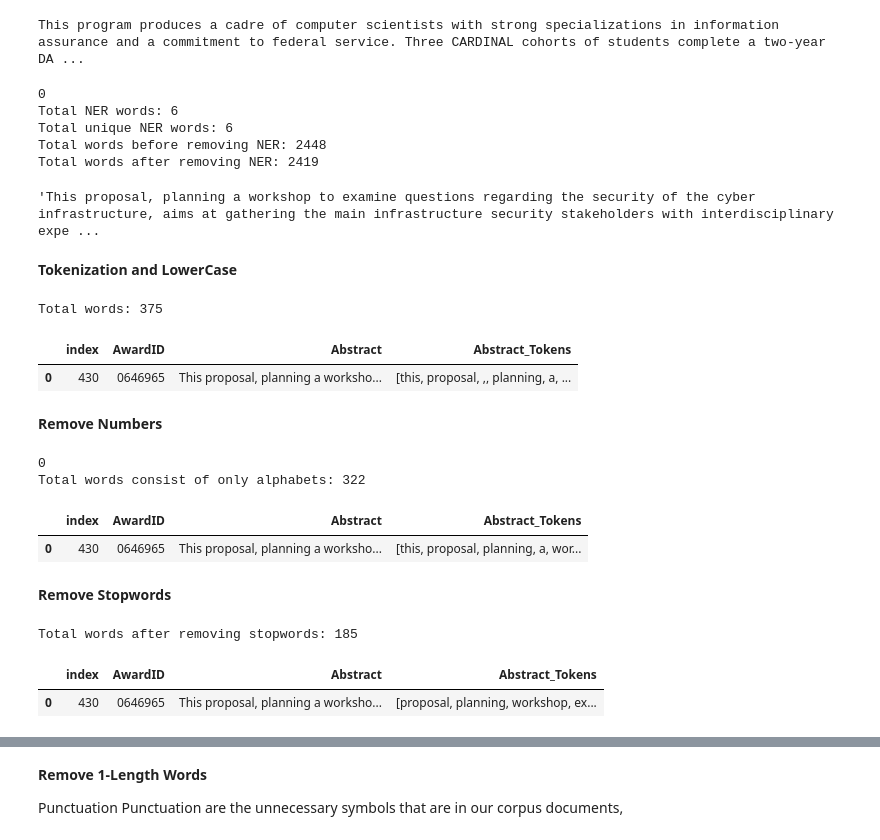
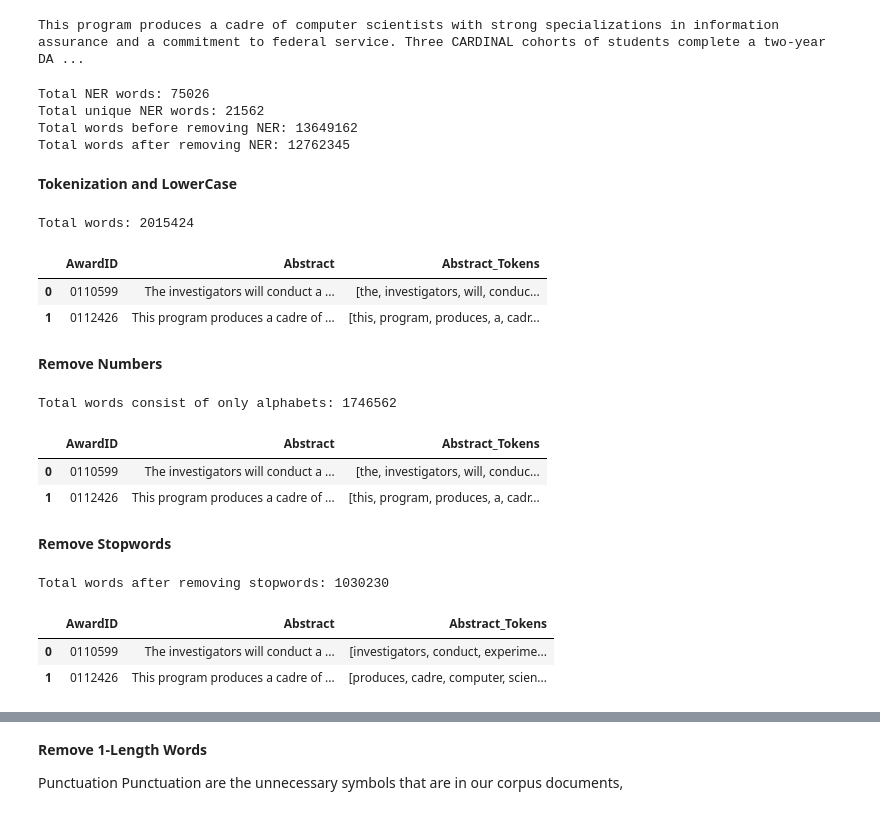
Before and after one commit to msklc/Text-Mining-Approach-to-Analyze-The-Cyber-Security-Related-Articles, a Jupyter notebook: PART-3 Text Mining.ipynb, the cells around one changed output, grey strips where cells are left out. Cells and saved outputs as stored; diff of their text form; code cells hidden in the pictures.

Commit message:
Part-2 cyber related acrticles

```diff
--- a/PART-3 Text Mining.ipynb
+++ b/PART-3 Text Mining.ipynb
@@ -197,7 +197,7 @@ df_FreqDist.head(3)
 ## B-) Clustering and Topic Modeling
 # %%
 #Create a new DataFrame
-df_sum2=df_sum[['AwardID','Abstract']]
+df_sum2=df_sum[['AwardID','AwardTitle','Abstract']]
 df_sum2.head(2)
 # %% [output]
 |  | AwardID | Abstract |
@@ -263,15 +264,10 @@ for NER in NER_list:
     df_sum2['Abstract']=df_sum2['Abstract'].str.replace(NER,' ',regex=False) #Because,some NERs have punctuation
 print('Total words after removing NER: {}'.format(sum(df_sum2['Abstract'].str.len())))
 # %% [output]
-0
-Total NER words: 6
-Total unique NER words: 6
-Total words before removing NER: 2448
-Total words after removing NER: 2419
+Total NER words: 75026
+Total unique NER words: 21562
+Total words before removing NER: 13649162
+Total words after removing NER: 12762345
-# %%
-df_sum2["Abstract"][0]
-# %% [output]
-'This proposal, planning a workshop to examine questions regarding the security of the cyber infrastructure, aims at gathering the main infrastructure security stakeholders with interdisciplinary expe ...
 # %% [markdown]
 __Tokenization and LowerCase__
 # %%
@@ -280,23 +276,24 @@ df_sum2['Abstract_Tokens'] = df_sum2['Abstract'].str.lower().apply(nltk.word_tok
 print('Total words: {}'.format(sum(df_sum2['Abstract_Tokens'].str.len())))
 df_sum2.head(2)
 # %% [output]
-Total words: 375
+Total words: 2015424
-|  | index | AwardID | Abstract | Abstract_Tokens |
-| 0 | 430 | 0646965 | This proposal, planning a worksho... | [this, proposal, ,, planning, a, ... |
+|  | AwardID | Abstract | Abstract_Tokens |
+| 0 | 0110599 | The investigators will conduct a ... | [the, investigators, will, conduc... |
+| 1 | 0112426 | This program produces a cadre of ... | [this, program, produces, a, cadr... |
 # %% [markdown]
 __Remove Numbers__
 # %%
 #remove numbers
 for n in range(df_sum2.shape[0]):
-    print(n)
-    df_sum2['Abstract_Tokens'][n]=[w for w in (abstract for abstract in df_sum2['Abstract_Tokens'][n]) if w.isalpha()]
+    #print(n)
+    df_sum2['Abstract_Tokens'][n]=[w for w in df_sum2['Abstract_Tokens'][n] if w.isalpha()]
 print('Total words consist of only alphabets: {}'.format(sum(df_sum2['Abstract_Tokens'].str.len())))
 df_sum2.head(2)
 # %% [output]
-0
-Total words consist of only alphabets: 322
+Total words consist of only alphabets: 1746562
-|  | index | AwardID | Abstract | Abstract_Tokens |
-| 0 | 430 | 0646965 | This proposal, planning a worksho... | [this, proposal, planning, a, wor... |
+|  | AwardID | Abstract | Abstract_Tokens |
+| 0 | 0110599 | The investigators will conduct a ... | [the, investigators, will, conduc... |
+| 1 | 0112426 | This program produces a cadre of ... | [this, program, produces, a, cadr... |
 # %% [markdown]
 __Remove Stopwords__
 # %%
@@ -304,17 +301,18 @@ __Remove Stopwords__
 stopwords_list=nltk.corpus.stopwords.words('english')
 
 #extend the stopwords list
-stopwords_list.extend(['cannot','many','much','also','well','better','via'])
+stopwords_list.extend(['cannot','many','much','also','well','better','via','able'])
 
 #extend the stopwords list with unneccessary words
-stopwords_list.extend(['abstract','program'])
+stopwords_list.extend(['abstract','program','pi'])
 
 
 for n in range(df_sum2.shape[0]):
-    df_sum2['Abstract_Tokens'][n]=[w for w in (abstract for abstract in df_sum2['Abstract_Tokens'][n]) if w not in stopwords_list]
+    df_sum2['Abstract_Tokens'][n]=[w for w in df_sum2['Abstract_Tokens'][n] if w not in stopwords_list]
 print('Total words after removing stopwords: {}'.format(sum(df_sum2['Abstract_Tokens'].str.len())))
 df_sum2.head(2)
 # %% [output]
-Total words after removing stopwords: 185
+Total words after removing stopwords: 1030230
-|  | index | AwardID | Abstract | Abstract_Tokens |
-| 0 | 430 | 0646965 | This proposal, planning a worksho... | [proposal, planning, workshop, ex... |
+|  | AwardID | Abstract | Abstract_Tokens |
+| 0 | 0110599 | The investigators will conduct a ... | [investigators, conduct, experime... |
+| 1 | 0112426 | This program produces a cadre of ... | [produces, cadre, computer, scien... |
```
Also changed, not shown: parts of 28 cells of this notebook, 6 other files.
